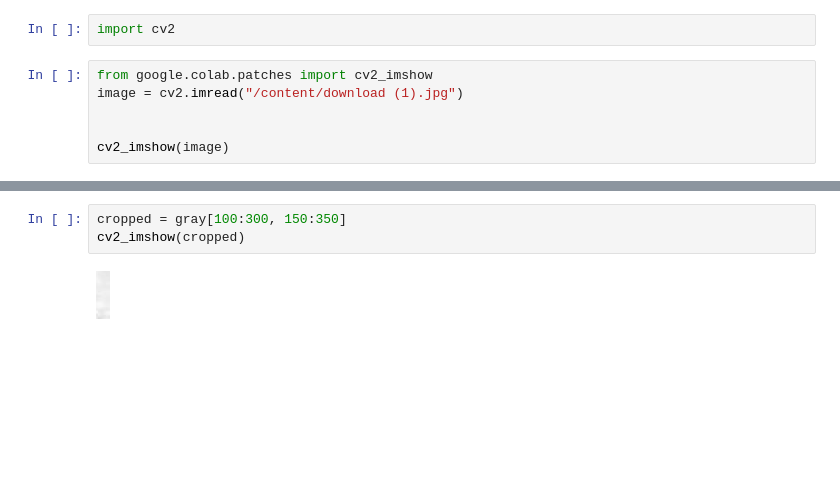
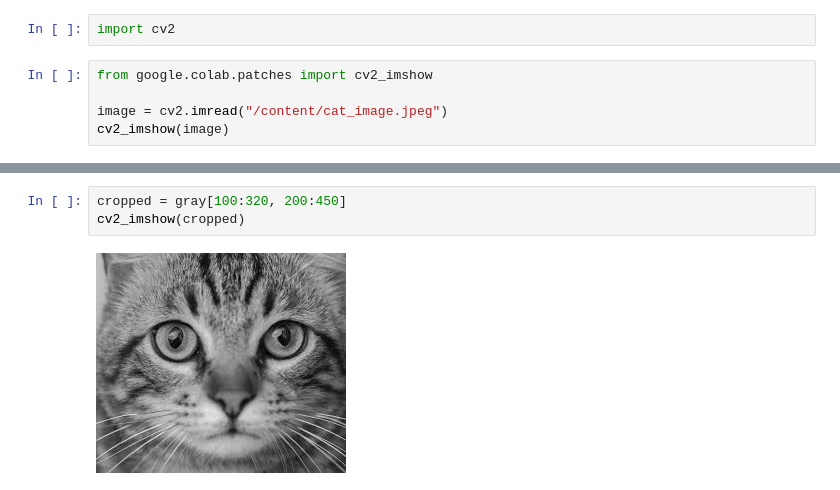
Before and after one commit to ali7557/computer_vision, a Jupyter notebook: cv_opencv.ipynb, the cells around one changed output, grey strips where cells are left out. Cells and saved outputs as stored; diff of their text form; blank space fills up the shorter version.

```diff
--- a/cv_opencv.ipynb
+++ b/cv_opencv.ipynb
@@ -9,8 +9,7 @@ Requirement already satisfied: numpy>=2 in /usr/local/lib/python3.12/dist-packag
 import cv2
 # %%
 from google.colab.patches import cv2_imshow
-image = cv2.imread("/content/download (1).jpg")
 
-
+image = cv2.imread("/content/cat_image.jpeg")
 cv2_imshow(image)
 # %% [output]
@@ -49,6 +46,6 @@ cv2_imshow(resized)
 # %%
-cropped = gray[100:300, 150:350]
+cropped = gray[100:320, 200:450]
 cv2_imshow(cropped)
 # %% [output]
-[figure, old version]
+[figure, new version]
 # %%
```
Also changed, not shown: parts of 12 cells of this notebook.
